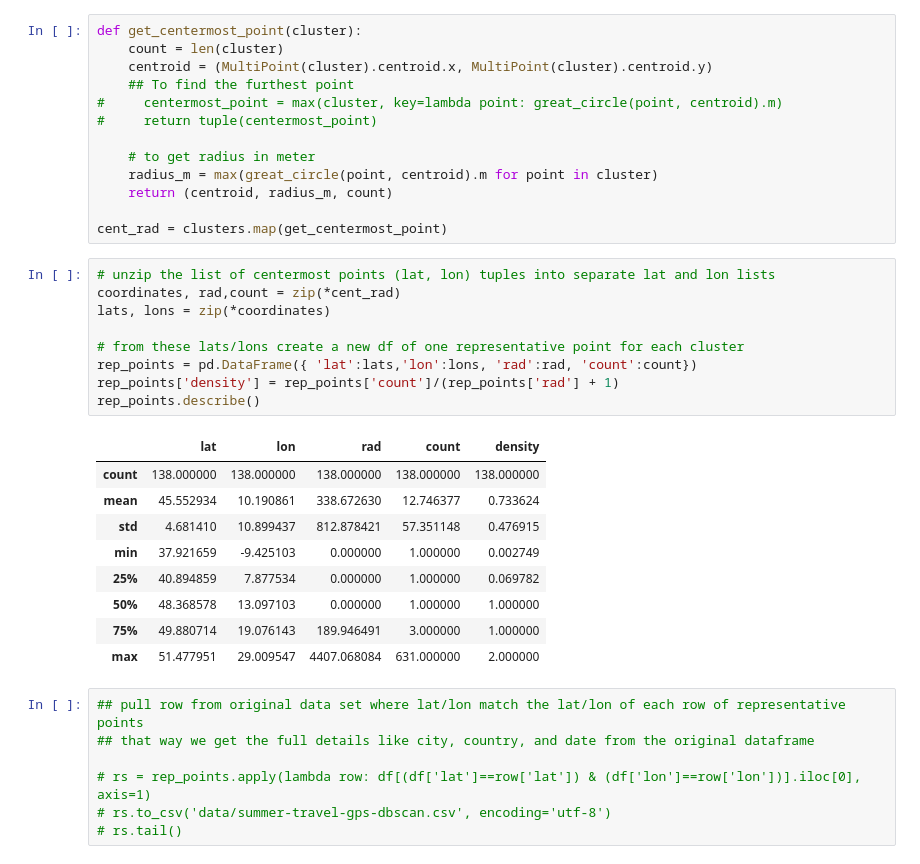
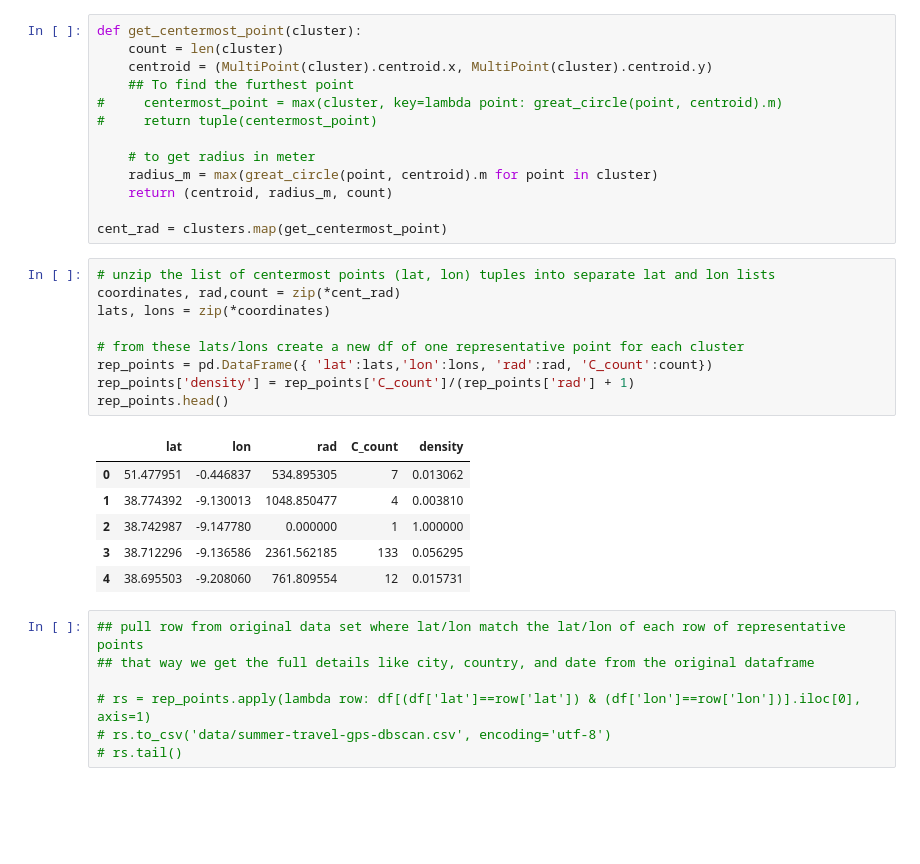
Before and after one commit to athulvingt/2014-summer-travels, a Jupyter notebook: clustering-scikitlearn.ipynb, the cells around one changed output. Drawn from its saved outputs; the diff is of its cells as text; blank space fills up the shorter version.

```diff
--- a/clustering-scikitlearn.ipynb
+++ b/clustering-scikitlearn.ipynb
@@ -79,22 +79,19 @@ cent_rad = clusters.map(get_centermost_point)
 # %%
 # unzip the list of centermost points (lat, lon) tuples into separate lat and lon lists
 coordinates, rad,count = zip(*cent_rad)
 lats, lons = zip(*coordinates)
 
 # from these lats/lons create a new df of one representative point for each cluster
-rep_points = pd.DataFrame({ 'lat':lats,'lon':lons, 'rad':rad, 'count':count})
-rep_points['density'] = rep_points['count']/(rep_points['rad'] + 1)
-rep_points.describe()
+rep_points = pd.DataFrame({ 'lat':lats,'lon':lons, 'rad':rad, 'C_count':count})
+rep_points['density'] = rep_points['C_count']/(rep_points['rad'] + 1)
+rep_points.head()
 # %% [output]
-|  | lat | lon | rad | count | density |
-| count | 138.000000 | 138.000000 | 138.000000 | 138.000000 | 138.000000 |
-| mean | 45.552934 | 10.190861 | 338.672630 | 12.746377 | 0.733624 |
-| std | 4.681410 | 10.899437 | 812.878421 | 57.351148 | 0.476915 |
-| min | 37.921659 | -9.425103 | 0.000000 | 1.000000 | 0.002749 |
-| 25% | 40.894859 | 7.877534 | 0.000000 | 1.000000 | 0.069782 |
-| 50% | 48.368578 | 13.097103 | 0.000000 | 1.000000 | 1.000000 |
-| 75% | 49.880714 | 19.076143 | 189.946491 | 3.000000 | 1.000000 |
-| max | 51.477951 | 29.009547 | 4407.068084 | 631.000000 | 2.000000 |
+|  | lat | lon | rad | C_count | density |
+| 0 | 51.477951 | -0.446837 | 534.895305 | 7 | 0.013062 |
+| 1 | 38.774392 | -9.130013 | 1048.850477 | 4 | 0.003810 |
+| 2 | 38.742987 | -9.147780 | 0.000000 | 1 | 1.000000 |
+| 3 | 38.712296 | -9.136586 | 2361.562185 | 133 | 0.056295 |
+| 4 | 38.695503 | -9.208060 | 761.809554 | 12 | 0.015731 |
 # %%
 ## pull row from original data set where lat/lon match the lat/lon of each row of representative points
 ## that way we get the full details like city, country, and date from the original dataframe
```
Also changed, not shown: parts of 4 cells of this notebook.
